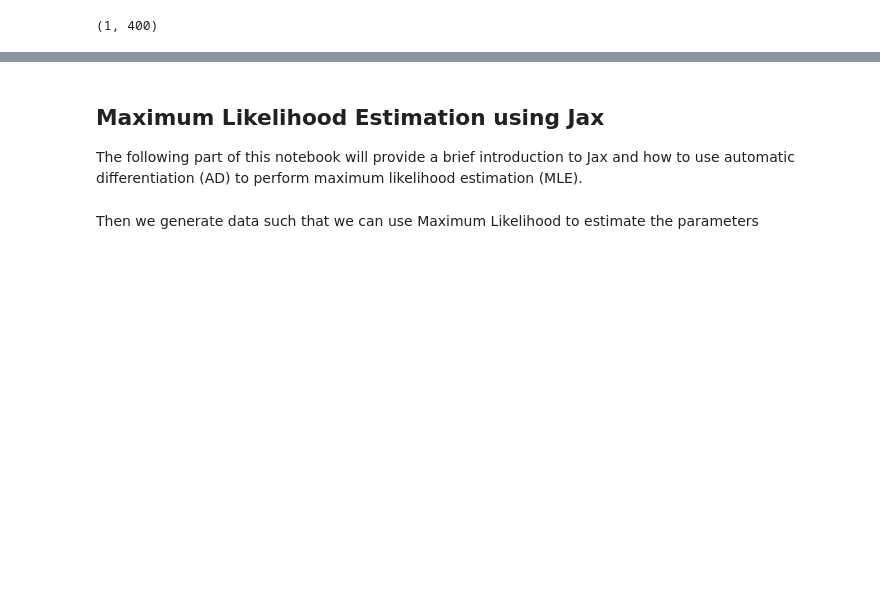
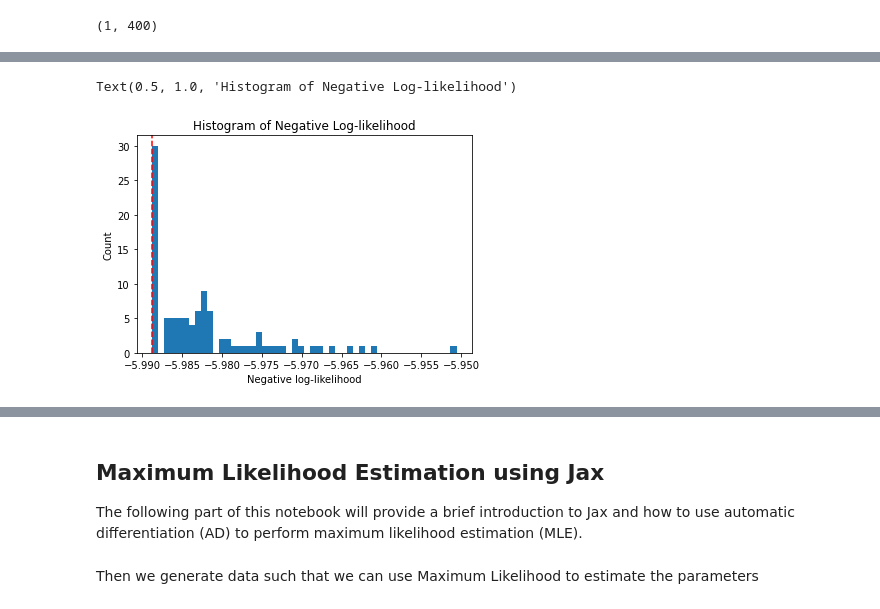
Before and after one commit to tee-udon/chromatin-ensemble-refinement, a Jupyter notebook: scripts/jaxTutorial.ipynb, the cells around one changed output, grey strips where cells are left out. Saved outputs shown, nothing was run; the diff lists cells and outputs as text; code cells hidden in the pictures; blank space fills up the shorter version.

```diff
--- a/scripts/jaxTutorial.ipynb
+++ b/scripts/jaxTutorial.ipynb
@@ -415,0 +428,4 @@ compare_distance_maps(chain, result_distance_map.x.reshape([num_monomers, num_mo
+# %%
+num_simulated_chains = 100
+
+simulated_chain_list = [generate_gaussian_chain(num_monomers, mean_bond_length, std_bond_length) for i in range(num_simulated_chains)]
@@ -415,0 +436,5 @@ compare_distance_maps(chain, result_distance_map.x.reshape([num_monomers, num_mo
+# %%
+nll_empirical = calculate_negative_loglikelihood(empirical_distance_map_flat)
+# %%
+optimized_nll_list = [minimize(calculate_negative_loglikelihood, theta_start, method='BFGS',
+                               options={'disp': False, 'gtol':1e-3*num_monomers**2}, jac=jacobian) for theta_start in simulated_map_flat_list]
@@ -415,0 +485,9 @@ compare_distance_maps(chain, result_distance_map.x.reshape([num_monomers, num_mo
+# %%
+plt.hist([x.fun for x in optimized_nll_list], bins=50)
+plt.axvline(nll_empirical, color='r', linestyle='--', label='True NLL')
+plt.xlabel('Negative log-likelihood')
+plt.ylabel('Count')
+plt.title('Histogram of Negative Log-likelihood')
+# %% [output]
+Text(0.5, 1.0, 'Histogram of Negative Log-likelihood')
+[figure, added]
```
Also changed, not shown: parts of 22 cells of this notebook.
